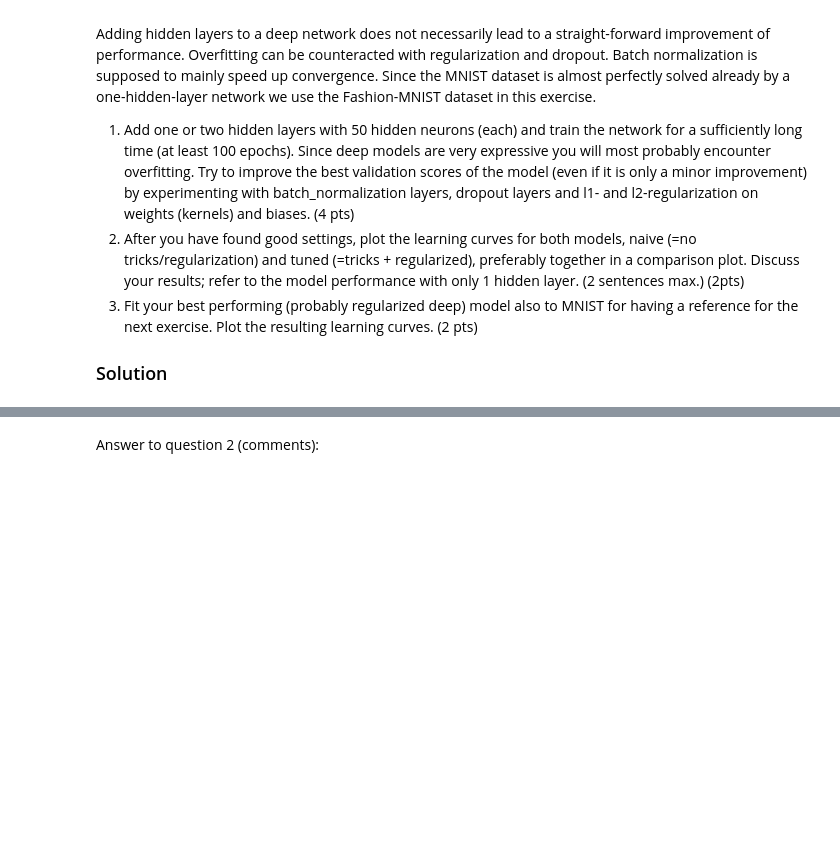
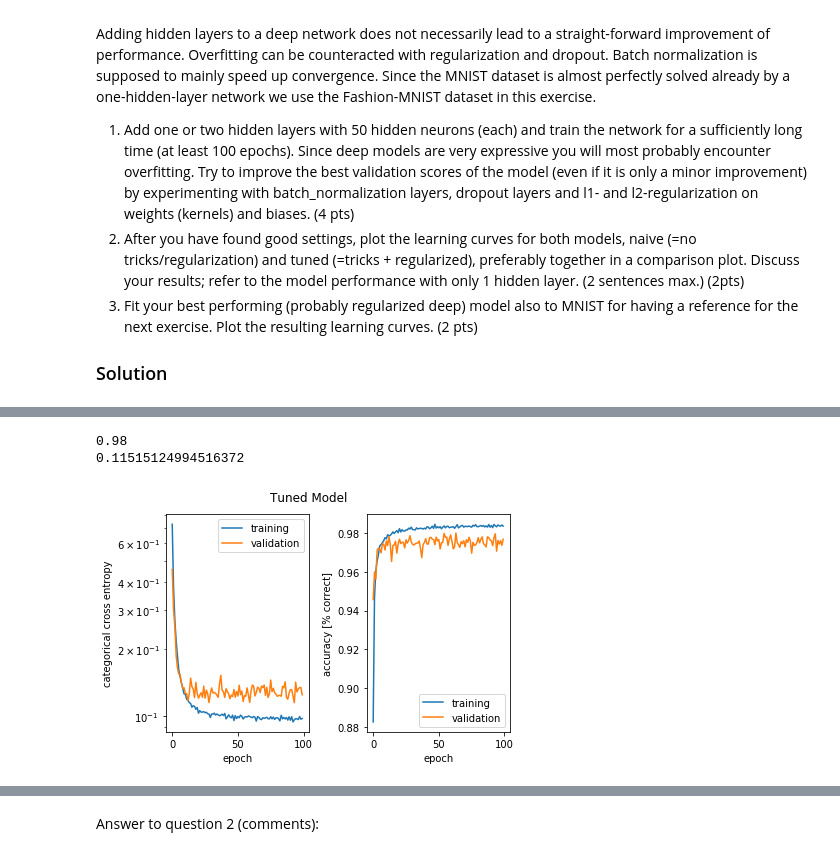
Before and after one commit to serifsonerserbest/ANN, a Jupyter notebook: miniproject1.ipynb, the cells around one changed output, grey strips where cells are left out. Saved outputs shown, nothing was run; the diff lists cells and outputs as text; code cells hidden in the pictures; blank space fills up the shorter version.

```diff
--- a/miniproject1.ipynb
+++ b/miniproject1.ipynb
@@ -662,0 +735,8 @@ plot_history(naive, 'Naive Model');
+# %%
+plot_history(tuned, 'Tuned Model');
+print(max(tuned.history['val_acc']))
+print(min(tuned.history['val_loss']))
+# %% [output]
+0.98
+0.11515124994516372
+[figure, added]
```
Also changed, not shown: parts of 31 cells of this notebook.
